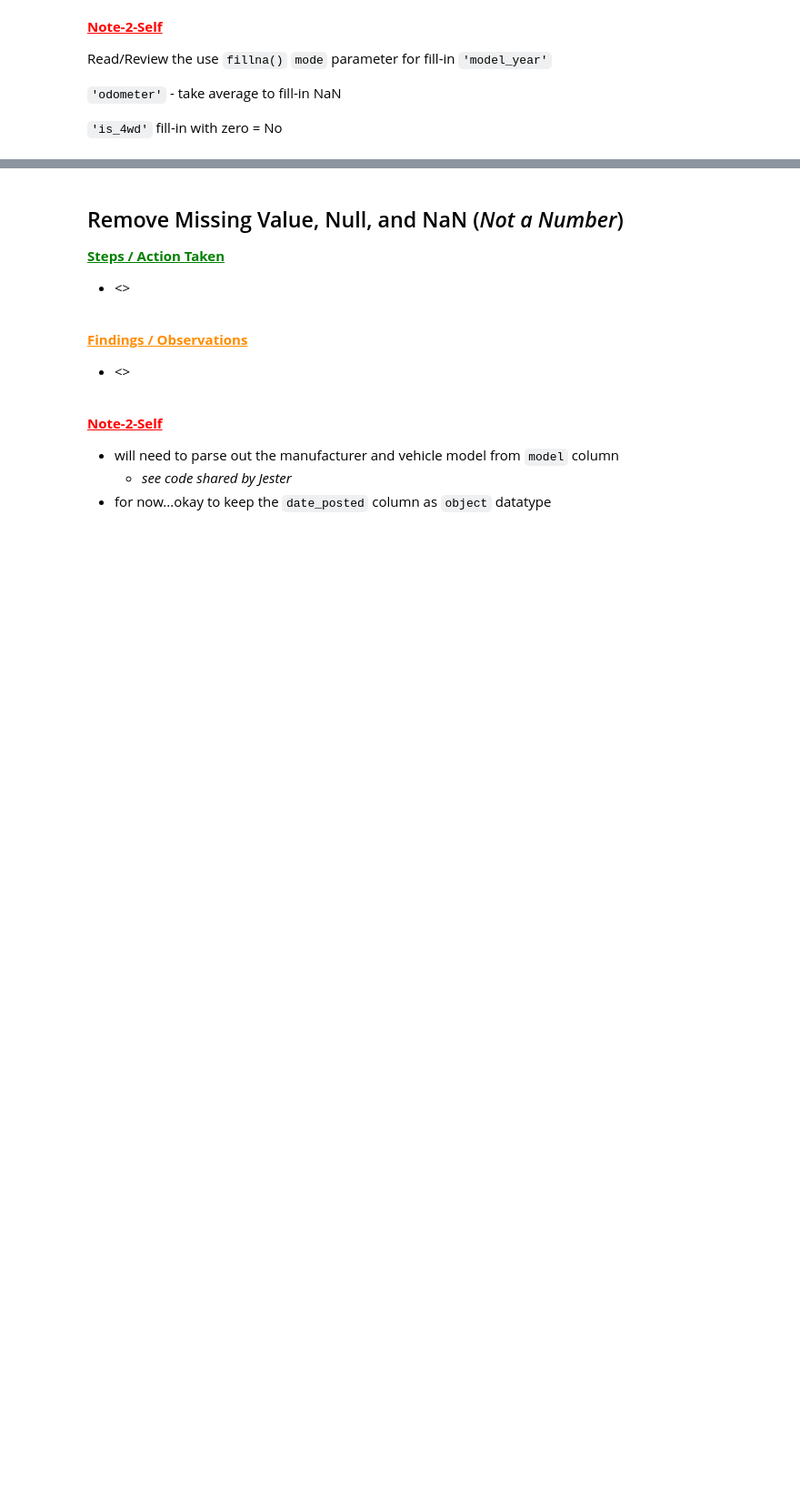
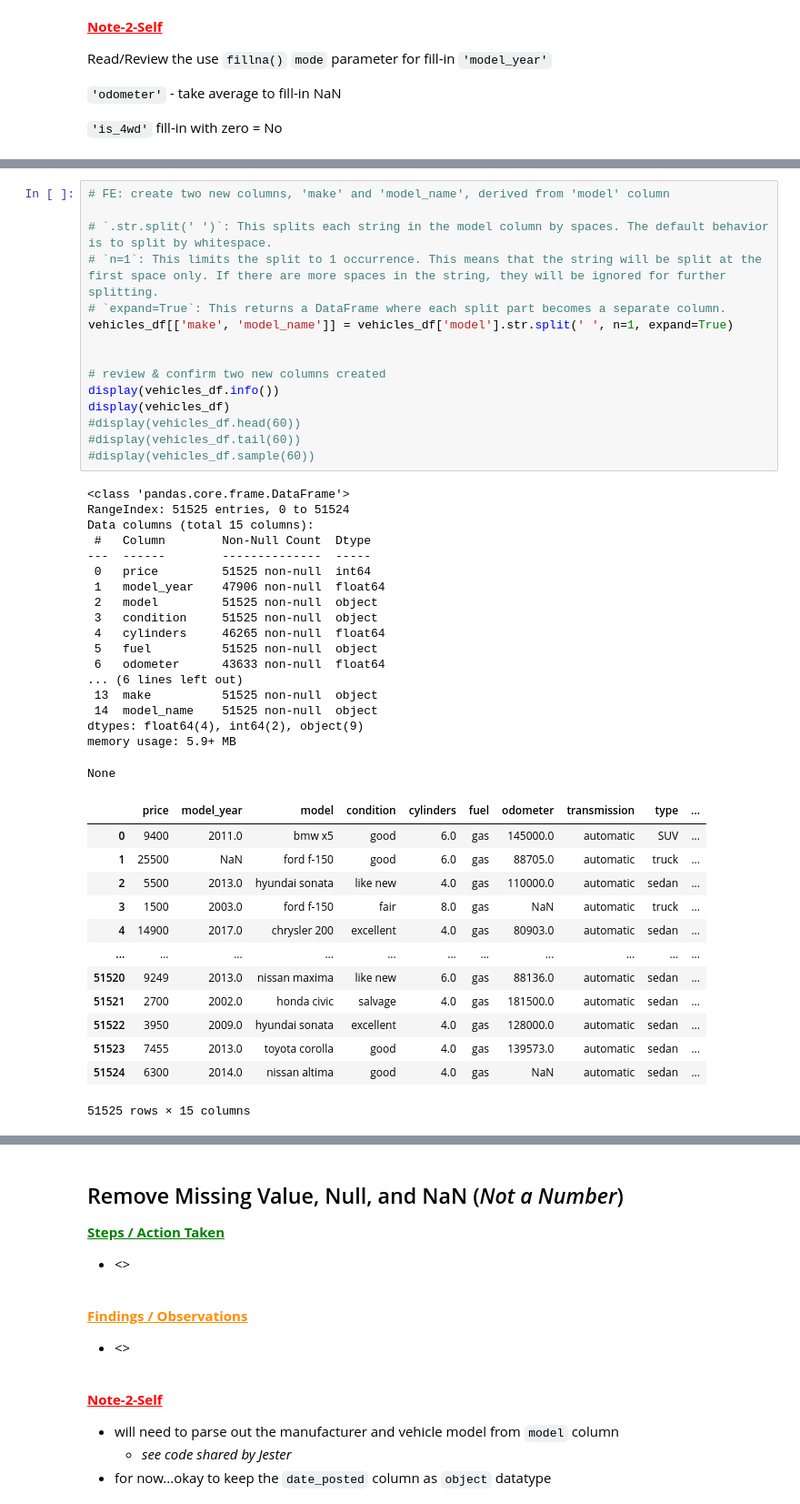
Before and after one commit to MelvicTN/SW_Development_Tool, a Jupyter notebook: EDA.ipynb, the cells around one changed output, grey strips where cells are left out. Shown at 91% size. Drawn from its saved outputs; the diff is of its cells as text; blank space fills up the shorter version.

```diff
--- a/EDA.ipynb
+++ b/EDA.ipynb
@@ -255 +649,48 @@ Name: count, dtype: int64
+# %%
+# FE: create two new columns, 'make' and 'model_name', derived from 'model' column
+
+# `.str.split(' ')`: This splits each string in the model column by spaces. The default behavior is to split by whitespace.
+# `n=1`: This limits the split to 1 occurrence. This means that the string will be split at the first space only. If there are more spaces in the string, they will be ignored for further splitting.
+# `expand=True`: This returns a DataFrame where each split part becomes a separate column.
+vehicles_df[['make', 'model_name']] = vehicles_df['model'].str.split(' ', n=1, expand=True)
+
+
+# review & confirm two new columns created
+display(vehicles_df.info())
+display(vehicles_df)
+#display(vehicles_df.head(60))
+#display(vehicles_df.tail(60))
+#display(vehicles_df.sample(60))
+# %% [output]
+<class 'pandas.core.frame.DataFrame'>
+RangeIndex: 51525 entries, 0 to 51524
+Data columns (total 15 columns):
+ #   Column        Non-Null Count  Dtype
+---  ------        --------------  -----
+ 0   price         51525 non-null  int64
+ 1   model_year    47906 non-null  float64
+ 2   model         51525 non-null  object
+ 3   condition     51525 non-null  object
+ 4   cylinders     46265 non-null  float64
+ 5   fuel          51525 non-null  object
+ 6   odometer      43633 non-null  float64
+... (6 lines left out)
+ 13  make          51525 non-null  object
+ 14  model_name    51525 non-null  object
+dtypes: float64(4), int64(2), object(9)
+memory usage: 5.9+ MB
+None
+|  | price | model_year | model | condition | cylinders | fuel | odometer | transmission | type | ... |
+| 0 | 9400 | 2011.0 | bmw x5 | good | 6.0 | gas | 145000.0 | automatic | SUV | ... |
+| 1 | 25500 | NaN | ford f-150 | good | 6.0 | gas | 88705.0 | automatic | truck | ... |
+| 2 | 5500 | 2013.0 | hyundai sonata | like new | 4.0 | gas | 110000.0 | automatic | sedan | ... |
+| 3 | 1500 | 2003.0 | ford f-150 | fair | 8.0 | gas | NaN | automatic | truck | ... |
+| 4 | 14900 | 2017.0 | chrysler 200 | excellent | 4.0 | gas | 80903.0 | automatic | sedan | ... |
+| ... | ... | ... | ... | ... | ... | ... | ... | ... | ... | ... |
+| 51520 | 9249 | 2013.0 | nissan maxima | like new | 6.0 | gas | 88136.0 | automatic | sedan | ... |
+| 51521 | 2700 | 2002.0 | honda civic | salvage | 4.0 | gas | 181500.0 | automatic | sedan | ... |
+| 51522 | 3950 | 2009.0 | hyundai sonata | excellent | 4.0 | gas | 128000.0 | automatic | sedan | ... |
+| 51523 | 7455 | 2013.0 | toyota corolla | good | 4.0 | gas | 139573.0 | automatic | sedan | ... |
+| 51524 | 6300 | 2014.0 | nissan altima | good | 4.0 | gas | NaN | automatic | sedan | ... |
+51525 rows × 15 columns
 # %%
```
Also changed, not shown: parts of 21 cells of this notebook.
